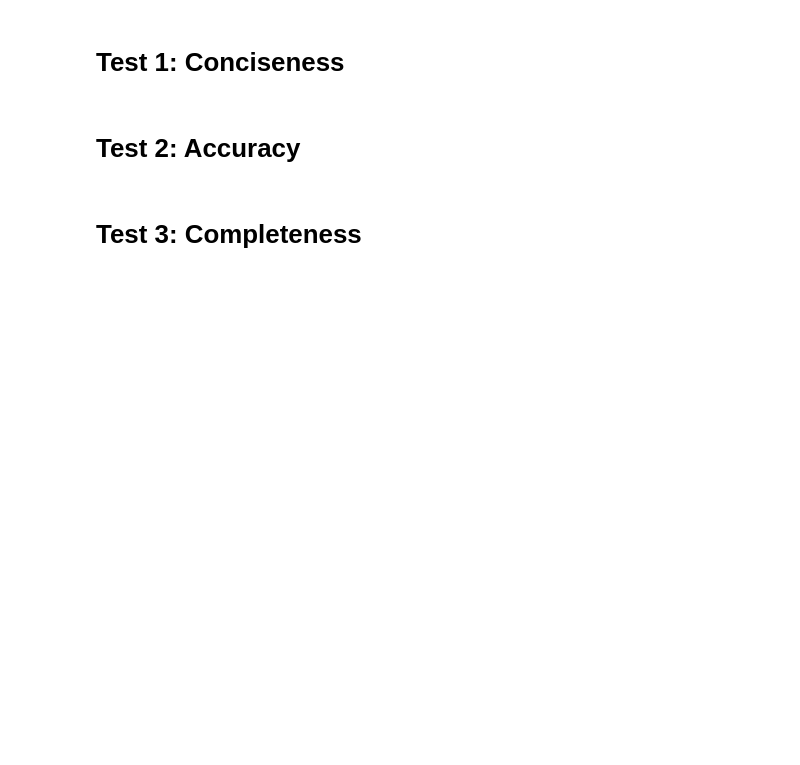
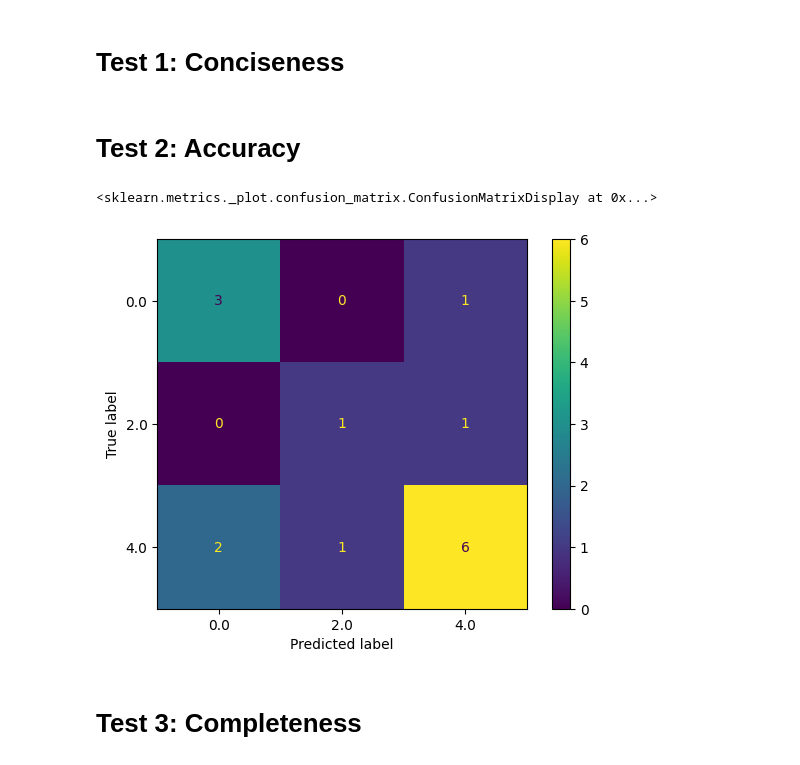
Before and after one commit to sibyl-dev/Explingo, a Jupyter notebook: full-experiment/validate_metrics.ipynb, the cells around one changed output. Cells and saved outputs as stored; diff of their text form; code cells hidden in the pictures; blank space fills up the shorter version.

Commit message:
Adding accuracy validation

```diff
--- a/full-experiment/validate_metrics.ipynb
+++ b/full-experiment/validate_metrics.ipynb
@@ -53,6 +53,24 @@ assert inaccurate_result == 0, inaccurate_result
 incomplete_but_accurate_output = dspy.Prediction(narrative='The size being 5 increased the prediction by 10.')
 incomplete_but_accurate_result = metrics.accuracy(test_input, incomplete_but_accurate_output, grader=grader)
 assert incomplete_but_accurate_result == max_score, incomplete_but_accurate_result
+# %%
+accuracy_dataset = json.load(open("accuracy_tests.json"))
+
+preds = []
+actuals = []
+for example in accuracy_dataset:
+    test_input = dspy.Example(explanation=example["explanation"], explanation_format=example["explanation_format"])
+    test_output = dspy.Prediction(narrative=example["narrative"])
+    result = metrics.accuracy(test_input, test_output, grader)
+    preds.append(result)
+    actuals.append(example["accuracy_score"])
+
+cm = confusion_matrix(actuals, preds, labels=[0.0, 2.0, 4.0])
+disp = ConfusionMatrixDisplay(confusion_matrix=cm, display_labels=[0.0, 2.0, 4.0])
+disp.plot()
+# %% [output]
+<sklearn.metrics._plot.confusion_matrix.ConfusionMatrixDisplay at 0x...>
+[figure, added]
 # %% [markdown]
 # Test 3: Completeness
 # %%
```
Also changed, not shown: parts of 2 cells of this notebook, 2 other files.
